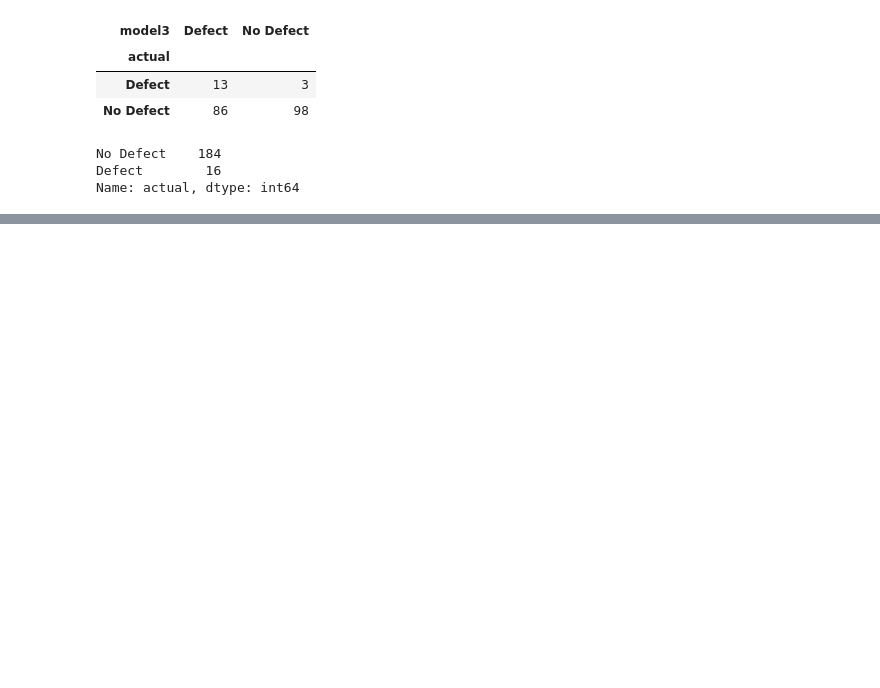
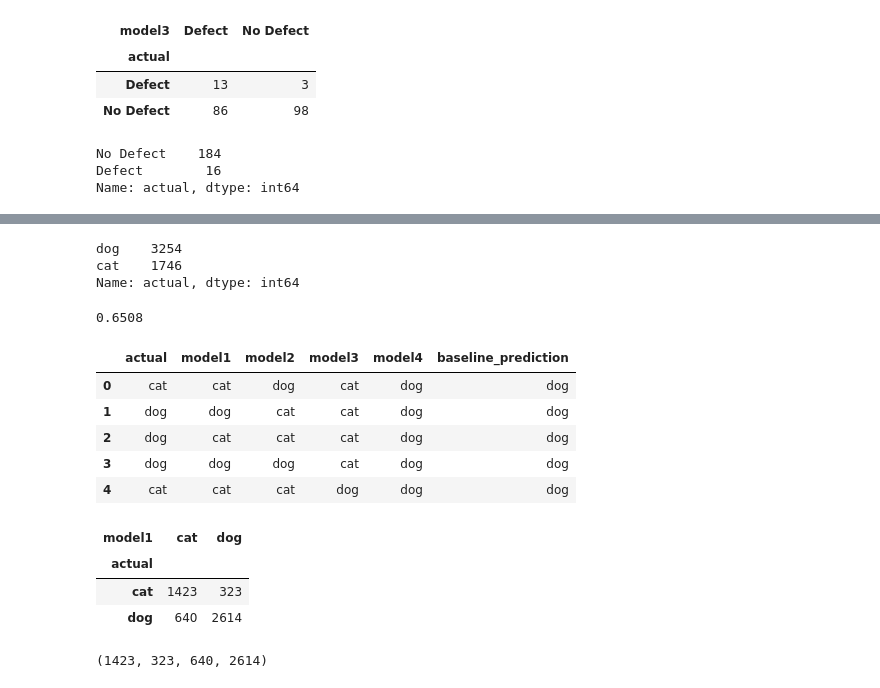
Before and after one commit to DBerchelmann/classification-exercises, a Jupyter notebook: model_evaluation.ipynb, the cells around one changed output, grey strips where cells are left out. Drawn from its saved outputs; the diff is of its cells as text; code cells hidden in the pictures; blank space fills up the shorter version.

```diff
--- a/model_evaluation.ipynb
+++ b/model_evaluation.ipynb
@@ -80,0 +220,2 @@ baseline accuracy: 92.00%
+# %%
+ paws = pd.read_csv(r'/Users/davidberchelmann/codeup-data-science/classification-exercises/gives_you_paws.csv')
@@ -80,0 +231,28 @@ baseline accuracy: 92.00%
+# %%
+paws['actual'].value_counts()
+# %% [output]
+dog    3254
+cat    1746
+Name: actual, dtype: int64
+# %%
+paws['baseline_prediction'] = 'dog'
+# %%
+(paws.actual == paws.baseline_prediction).mean()
+# %% [output]
+0.6508
+# %%
+paws.head()
+# %% [output]
+|  | actual | model1 | model2 | model3 | model4 | baseline_prediction |
+| 0 | cat | cat | dog | cat | dog | dog |
+| 1 | dog | dog | cat | cat | dog | dog |
+| 2 | dog | cat | cat | cat | dog | dog |
+| 3 | dog | dog | dog | cat | dog | dog |
+| 4 | cat | cat | cat | dog | dog | dog |
+# %%
+pd.crosstab(paws.actual, paws.model1)
+# %% [output]
+| model1 | cat | dog |
+| actual |  |  |
+| cat | 1423 | 323 |
+| dog | 640 | 2614 |
@@ -80,0 +262,6 @@ baseline accuracy: 92.00%
+# %%
+(tn, fp, fn, tp) = confusion_matrix(y_true, y_pred,
+                                    labels = ['cat', 'dog']).ravel()
+(tn, fp, fn, tp)
+# %% [output]
+(1423, 323, 640, 2614)
```
Also changed, not shown: parts of 25 cells of this notebook.
